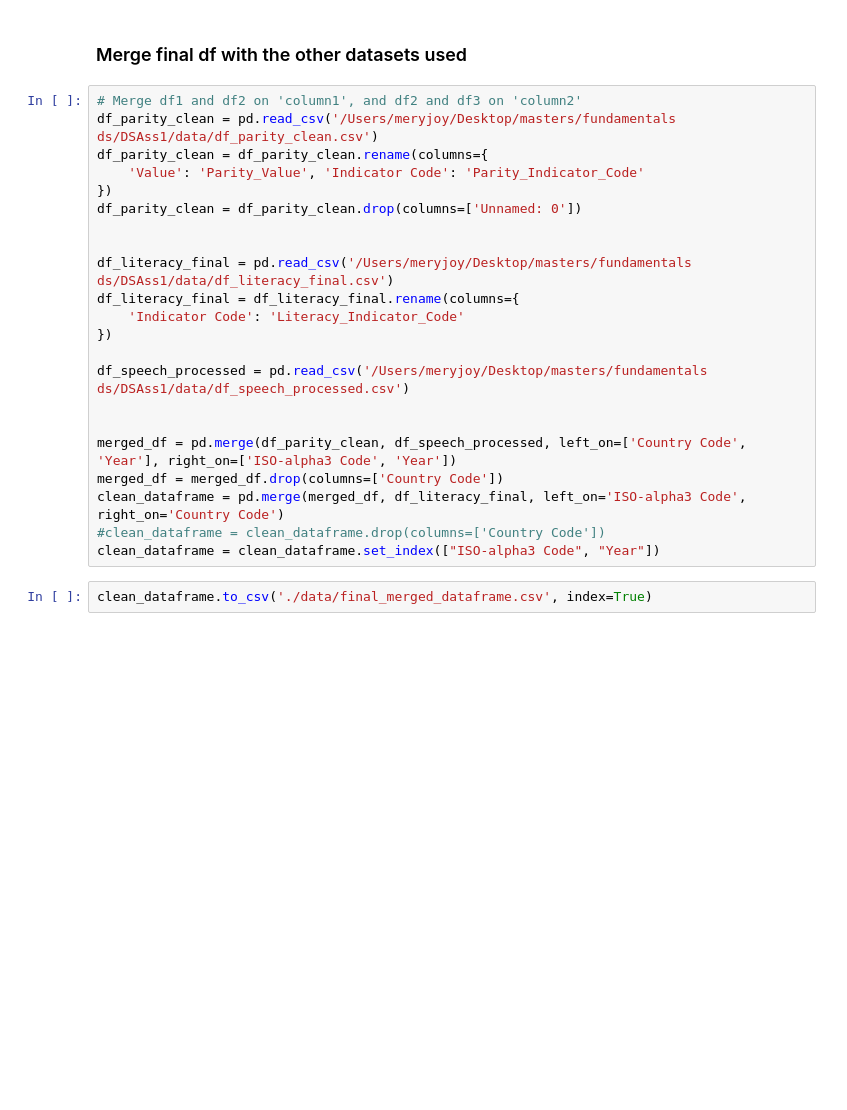
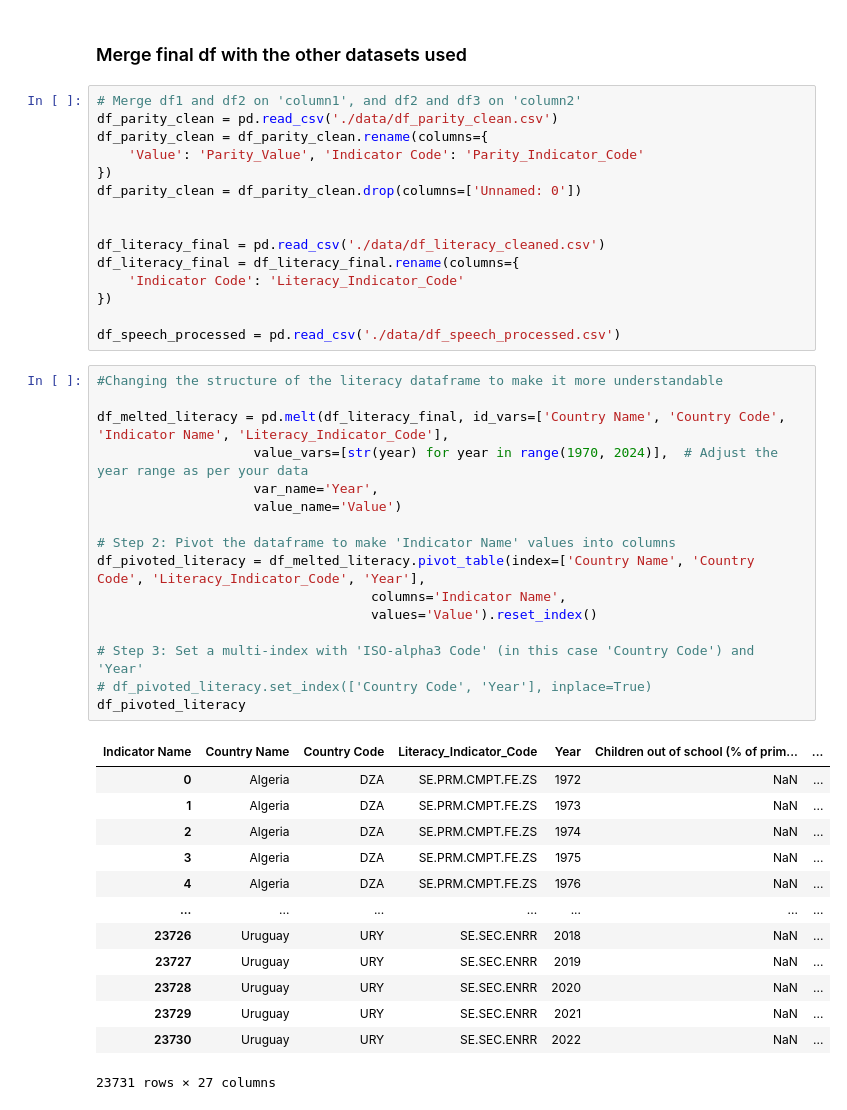
Before and after one commit to meralegre/DSAss1, a Jupyter notebook: speech_analysis.ipynb, the cells around one changed output. Cells and saved outputs as stored; diff of their text form; blank space fills up the shorter version.

Commit message:
final changes with final dataframe

```diff
--- a/speech_analysis.ipynb
+++ b/speech_analysis.ipynb
@@ -474,25 +474,46 @@ plot_top_sentiment(df_final)
 ### Merge final df with the other datasets used ###
 # %%
 # Merge df1 and df2 on 'column1', and df2 and df3 on 'column2'
-df_parity_clean = pd.read_csv('/Users/meryjoy/Desktop/masters/fundamentals ds/DSAss1/data/df_parity_clean.csv')
+df_parity_clean = pd.read_csv('./data/df_parity_clean.csv')
 df_parity_clean = df_parity_clean.rename(columns={
     'Value': 'Parity_Value', 'Indicator Code': 'Parity_Indicator_Code'
 })
 df_parity_clean = df_parity_clean.drop(columns=['Unnamed: 0'])
 
 
-df_literacy_final = pd.read_csv('/Users/meryjoy/Desktop/masters/fundamentals ds/DSAss1/data/df_literacy_final.csv')
+df_literacy_final = pd.read_csv('./data/df_literacy_cleaned.csv')
 df_literacy_final = df_literacy_final.rename(columns={
     'Indicator Code': 'Literacy_Indicator_Code'
 })
 
-df_speech_processed = pd.read_csv('/Users/meryjoy/Desktop/masters/fundamentals ds/DSAss1/data/df_speech_processed.csv')
-
-
-merged_df = pd.merge(df_parity_clean, df_speech_processed, left_on=['Country Code', 'Year'], right_on=['ISO-alpha3 Code', 'Year'])
-merged_df = merged_df.drop(columns=['Country Code'])
-clean_dataframe = pd.merge(merged_df, df_literacy_final, left_on='ISO-alpha3 Code', right_on='Country Code')
-#clean_dataframe = clean_dataframe.drop(columns=['Country Code'])
-clean_dataframe = clean_dataframe.set_index(["ISO-alpha3 Code", "Year"])
+df_speech_processed = pd.read_csv('./data/df_speech_processed.csv')
-# %%
-clean_dataframe.to_csv('./data/final_merged_dataframe.csv', index=True)
+# %%
+#Changing the structure of the literacy dataframe to make it more understandable
+
+df_melted_literacy = pd.melt(df_literacy_final, id_vars=['Country Name', 'Country Code', 'Indicator Name', 'Literacy_Indicator_Code'],
+                    value_vars=[str(year) for year in range(1970, 2024)],  # Adjust the year range as per your data
+                    var_name='Year',
+                    value_name='Value')
+
+# Step 2: Pivot the dataframe to make 'Indicator Name' values into columns
+df_pivoted_literacy = df_melted_literacy.pivot_table(index=['Country Name', 'Country Code', 'Literacy_Indicator_Code', 'Year'],
+                                   columns='Indicator Name',
+                                   values='Value').reset_index()
+
+# Step 3: Set a multi-index with 'ISO-alpha3 Code' (in this case 'Country Code') and 'Year'
+# df_pivoted_literacy.set_index(['Country Code', 'Year'], inplace=True)
+df_pivoted_literacy
+# %% [output]
+| Indicator Name | Country Name | Country Code | Literacy_Indicator_Code | Year | Children out of school (% of prim... | ... |
+| 0 | Algeria | DZA | SE.PRM.CMPT.FE.ZS | 1972 | NaN | ... |
+| 1 | Algeria | DZA | SE.PRM.CMPT.FE.ZS | 1973 | NaN | ... |
+| 2 | Algeria | DZA | SE.PRM.CMPT.FE.ZS | 1974 | NaN | ... |
+| 3 | Algeria | DZA | SE.PRM.CMPT.FE.ZS | 1975 | NaN | ... |
+| 4 | Algeria | DZA | SE.PRM.CMPT.FE.ZS | 1976 | NaN | ... |
+| ... | ... | ... | ... | ... | ... | ... |
+| 23726 | Uruguay | URY | SE.SEC.ENRR | 2018 | NaN | ... |
+| 23727 | Uruguay | URY | SE.SEC.ENRR | 2019 | NaN | ... |
+| 23728 | Uruguay | URY | SE.SEC.ENRR | 2020 | NaN | ... |
+| 23729 | Uruguay | URY | SE.SEC.ENRR | 2021 | NaN | ... |
+| 23730 | Uruguay | URY | SE.SEC.ENRR | 2022 | NaN | ... |
+23731 rows × 27 columns
```
Also changed, not shown: parts of 5 cells of this notebook, 1 other file.
